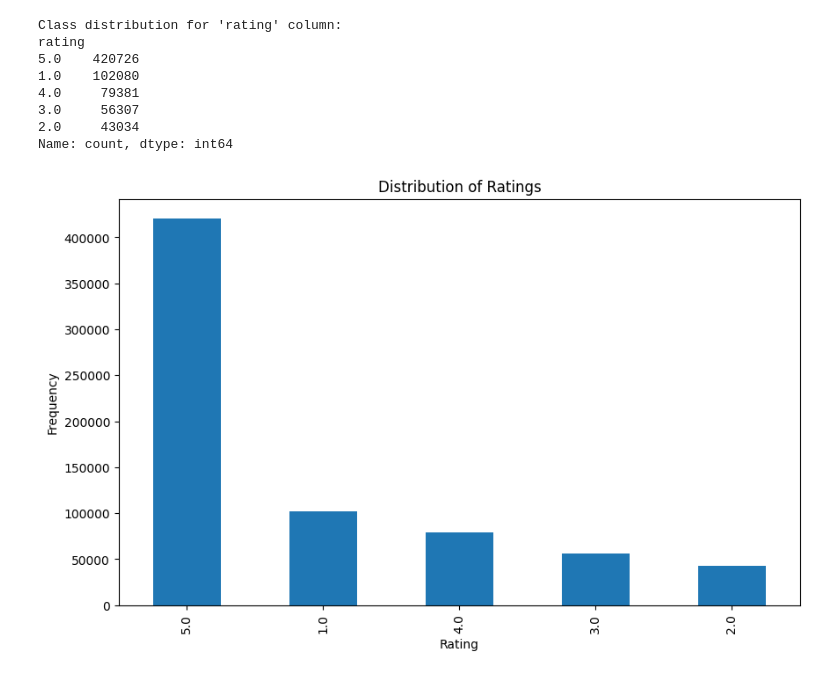
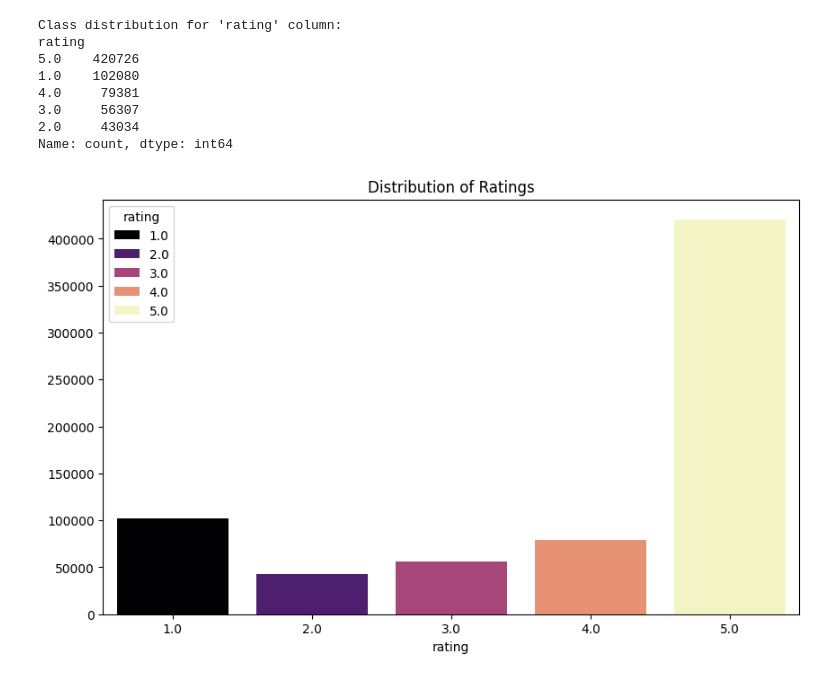
Before and after one commit to olivemideva/Fake-Reviews, a Jupyter notebook: fake_reviews.ipynb, the cells around one changed output. Drawn from its saved outputs; the diff is of its cells as text; code cells hidden in the pictures.

```diff
--- a/fake_reviews.ipynb
+++ b/fake_reviews.ipynb
@@ -180,12 +123,10 @@ rating
 3.0     56307
 2.0     43034
 Name: count, dtype: int64
-# %%
-# Plot the distribution
-rating_counts.plot(kind='bar', figsize=(10,6))
-plt.title('Distribution of Ratings')
-plt.xlabel('Rating')
-plt.ylabel('Frequency')
-plt.show()
-# %% [output]
-[figure, removed]
+# %%
+plt.figure(figsize=(10,6))
+plt.title('Distribution of Ratings')
+sns.barplot(x=rating_counts.index, y=rating_counts.values, hue=rating_counts.index, palette='magma')
+plt.show()
+# %% [output]
+[figure, added]
```
Also changed, not shown: parts of 10 cells of this notebook.
